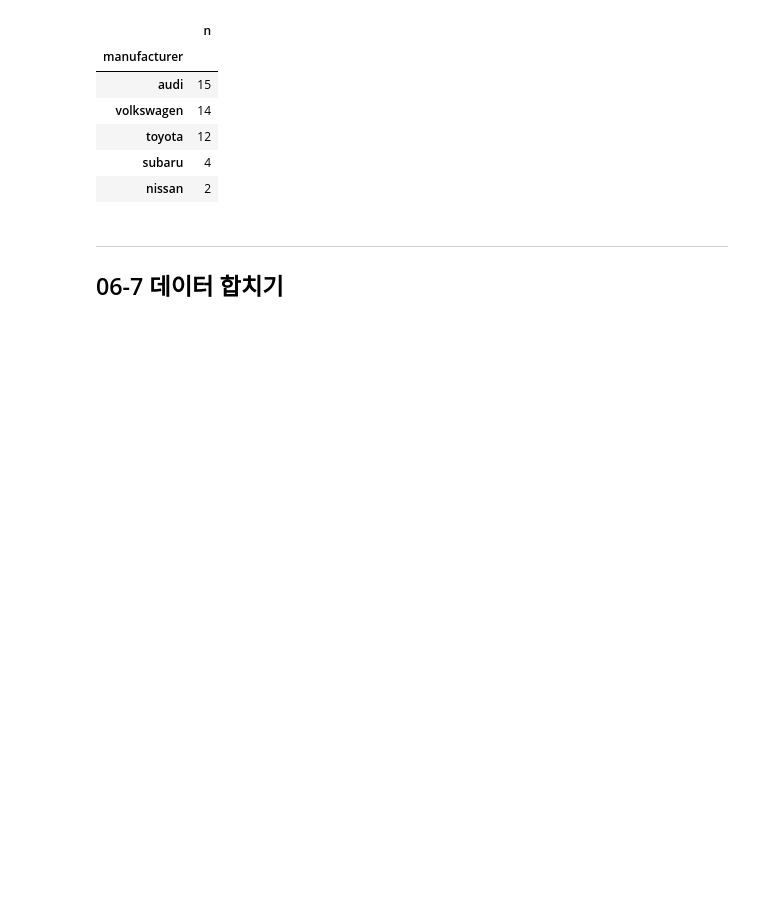
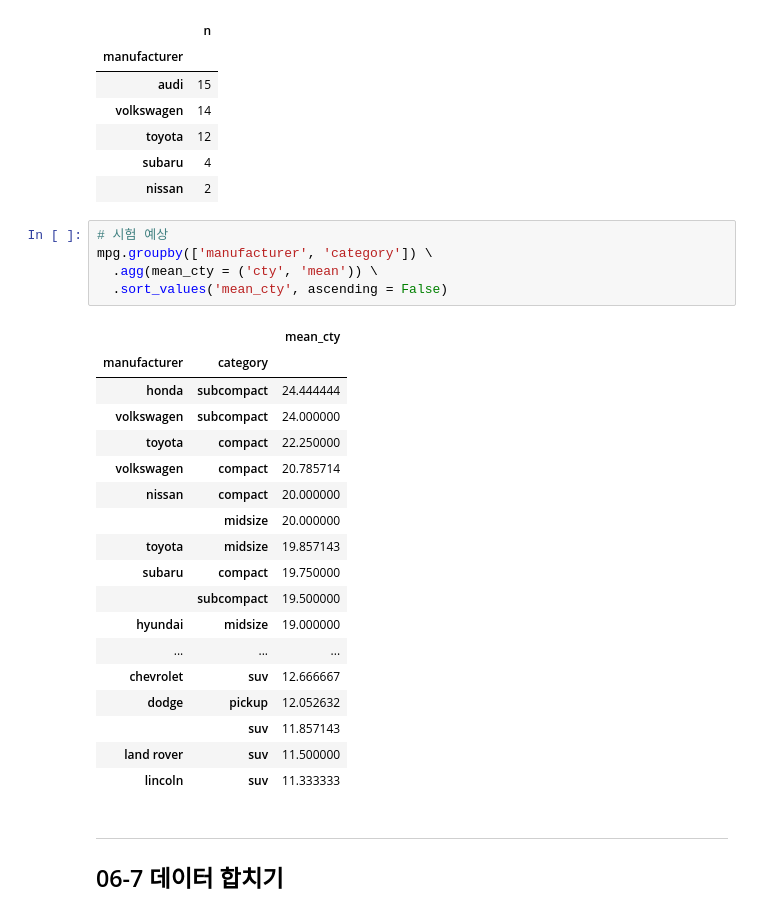
Before and after one commit to ai7dnn/2024-1-my-BDA, a Jupyter notebook: inclass/05w_lect_ch06_dataframe_group_merge.ipynb, the cells around one changed output. Drawn from its saved outputs; the diff is of its cells as text; blank space fills up the shorter version.

```diff
--- a/inclass/05w_lect_ch06_dataframe_group_merge.ipynb
+++ b/inclass/05w_lect_ch06_dataframe_group_merge.ipynb
@@ -761,6 +809,30 @@ mpg.query('category == "compact"').value_counts('manufacturer').to_frame('n').so
 | toyota | 12 |
 | subaru | 4 |
 | nissan | 2 |
+# %%
+# 시험 예상
+mpg.groupby(['manufacturer', 'category']) \
+  .agg(mean_cty = ('cty', 'mean')) \
+  .sort_values('mean_cty', ascending = False)
+# %% [output]
+|  |  | mean_cty |
+| manufacturer | category |  |
+| honda | subcompact | 24.444444 |
+| volkswagen | subcompact | 24.000000 |
+| toyota | compact | 22.250000 |
+| volkswagen | compact | 20.785714 |
+| nissan | compact | 20.000000 |
+|  | midsize | 20.000000 |
+| toyota | midsize | 19.857143 |
+| subaru | compact | 19.750000 |
+|  | subcompact | 19.500000 |
+| hyundai | midsize | 19.000000 |
+| ... | ... | ... |
+| chevrolet | suv | 12.666667 |
+| dodge | pickup | 12.052632 |
+|  | suv | 11.857143 |
+| land rover | suv | 11.500000 |
+| lincoln | suv | 11.333333 |
 # %% [markdown]
 ---
 
```
Also changed, not shown: parts of 8 cells of this notebook.
